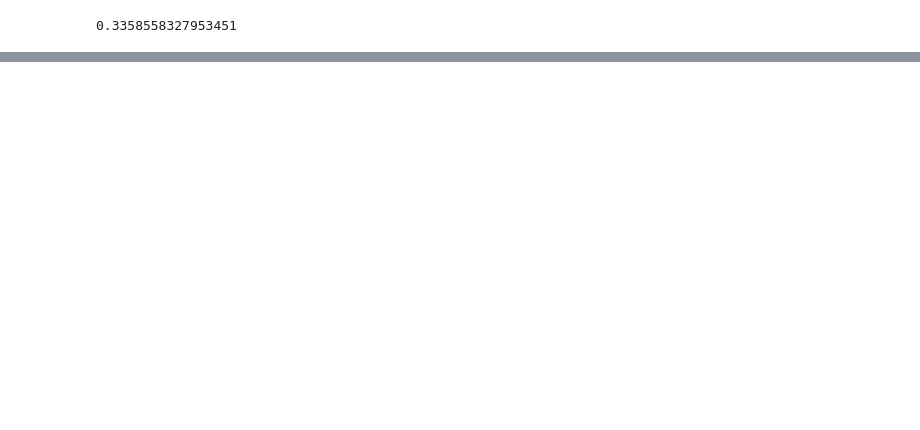
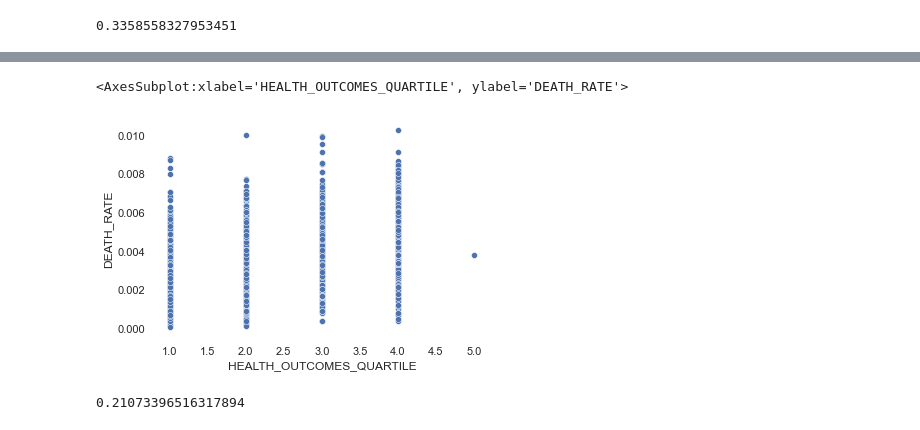
Before and after one commit to csdurfee/COVID_fatality_rates, a Jupyter notebook: exploration.ipynb, the cells around one changed output, grey strips where cells are left out. Saved outputs shown, nothing was run; the diff lists cells and outputs as text; code cells hidden in the pictures; blank space fills up the shorter version.

```diff
--- a/exploration.ipynb
+++ b/exploration.ipynb
@@ -241,0 +234,29 @@ sns.scatterplot(x=df2.PER_CAPITA, y=df2.DEATH_RATE)
+# %%
+## TODO: get original link in here
+
+cols = {
+    'Rank':     'HEALTH_OUTCOMES_RANK',
+    'Quartile': 'HEALTH_OUTCOMES_QUARTILE',
+    'Rank.1':   'HEALTH_FACTORS_RANK',
+    'Quartile.1':'HEALTH_FACTORS_QUARTILE'
+}
+
+ts = {
+    'HEALTH_OUTCOMES_RANK': float,
+    'HEALTH_OUTCOMES_QUARTILE': float,
+    'HEALTH_FACTORS_RANK': float,
+    'HEALTH_FACTORS_QUARTILE': float
+}
+
+xls = pd.ExcelFile("2021 County Health Rankings Data - v1.xlsx")
+
+
+
+ch_rankings = pd.read_excel(xls, "Outcomes & Factors Rankings", header=1)
+
+#
+ch_rankings = ch_rankings[ch_rankings['Rank'] != 'NR']
+
+ch_rankings = ch_rankings.rename(columns=cols).astype(ts).dropna()
+
+ch_rankings
@@ -241,0 +277,6 @@ sns.scatterplot(x=df2.PER_CAPITA, y=df2.DEATH_RATE)
+# %%
+
+
+final_df = ch_rankings.set_index("FIPS").join(df2.set_index("FIPS"))
+
+final_df
@@ -241,0 +298,9 @@ sns.scatterplot(x=df2.PER_CAPITA, y=df2.DEATH_RATE)
+# %%
+sns.scatterplot(x=final_df.HEALTH_OUTCOMES_QUARTILE, y=final_df.DEATH_RATE)
+# %% [output]
+<AxesSubplot:xlabel='HEALTH_OUTCOMES_QUARTILE', ylabel='DEATH_RATE'>
+[figure, added]
+# %%
+final_df.UNVAX_PERCENT.corr(final_df.HEALTH_FACTORS_QUARTILE)
+# %% [output]
+0.21073396516317894
```
Also changed, not shown: parts of 22 cells of this notebook.
